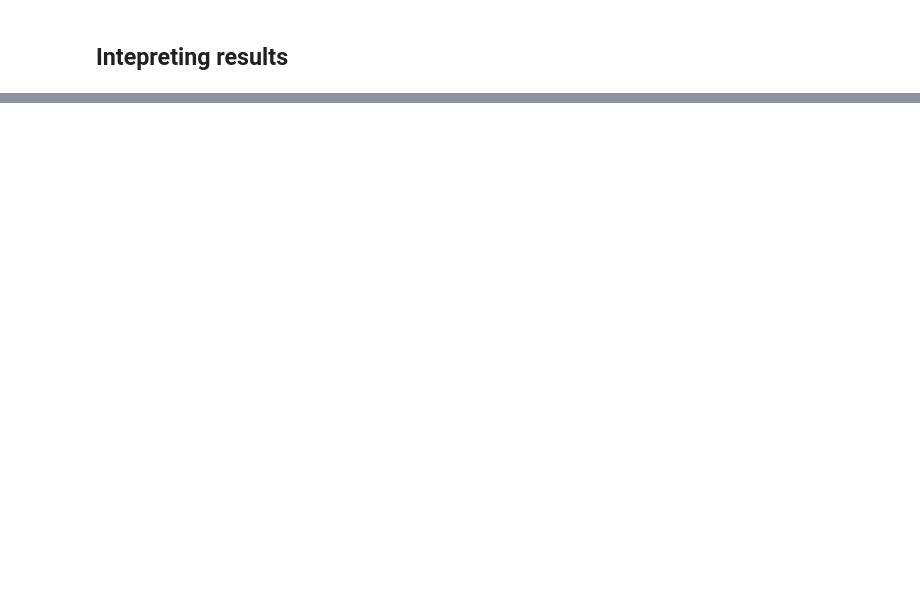
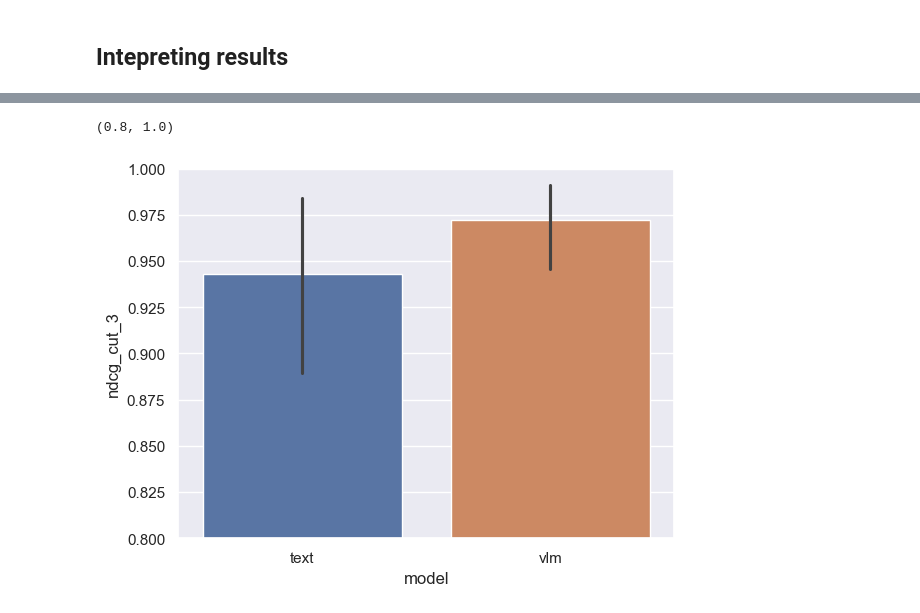
Before and after one commit to mikelgda/multimodal-rag, a Jupyter notebook: experiments.ipynb, the cells around one changed output, grey strips where cells are left out. Cells and saved outputs as stored; diff of their text form; code cells hidden in the pictures; blank space fills up the shorter version.

Commit message:
graph results

```diff
--- a/experiments.ipynb
+++ b/experiments.ipynb
@@ -580,2 +550,8 @@ The autoreload extension is already loaded. To reload it, use:
 # %% [markdown]
 ## Intepreting results
+# %%
+import numpy as np
+import matplotlib.pyplot as plt
+import seaborn as sns
+import pandas as pd
+sns.set(style="darkgrid")
@@ -581,0 +560,3 @@ The autoreload extension is already loaded. To reload it, use:
+# %%
+df = pd.read_json("papers/results/ncdg_text.json").T.reset_index()
+df.head()
@@ -581,0 +590,14 @@ The autoreload extension is already loaded. To reload it, use:
+# %%
+import json
+def load_retrieval_results(file_path):
+    df = pd.read_json(file_path).T.reset_index()
+    df["query_number"] = df["index"].str.replace("q", "").astype(int)
+    df = df.drop(columns=["index"])
+    return df
+
+text_df = load_retrieval_results("papers/results/ndcg_text.json")
+text_df["model"] = "text"
+vlm_df = load_retrieval_results("papers/results/ndcg_vlm.json")
+vlm_df["model"] = "vlm"
+retrieval_df = pd.concat([text_df, vlm_df], ignore_index=True)
+retrieval_df.head()
@@ -581,0 +611,14 @@ The autoreload extension is already loaded. To reload it, use:
+# %%
+sns.barplot(
+    data=retrieval_df,
+    x="model",
+    y="ndcg_cut_3",
+    hue="model",
+    estimator=np.mean,
+    errorbar="ci"
+)
+
+plt.ylim(0.8, 1.0)
+# %% [output]
+(0.8, 1.0)
+[figure, added]
```
Also changed, not shown: parts of 32 cells of this notebook, 2 other files.
